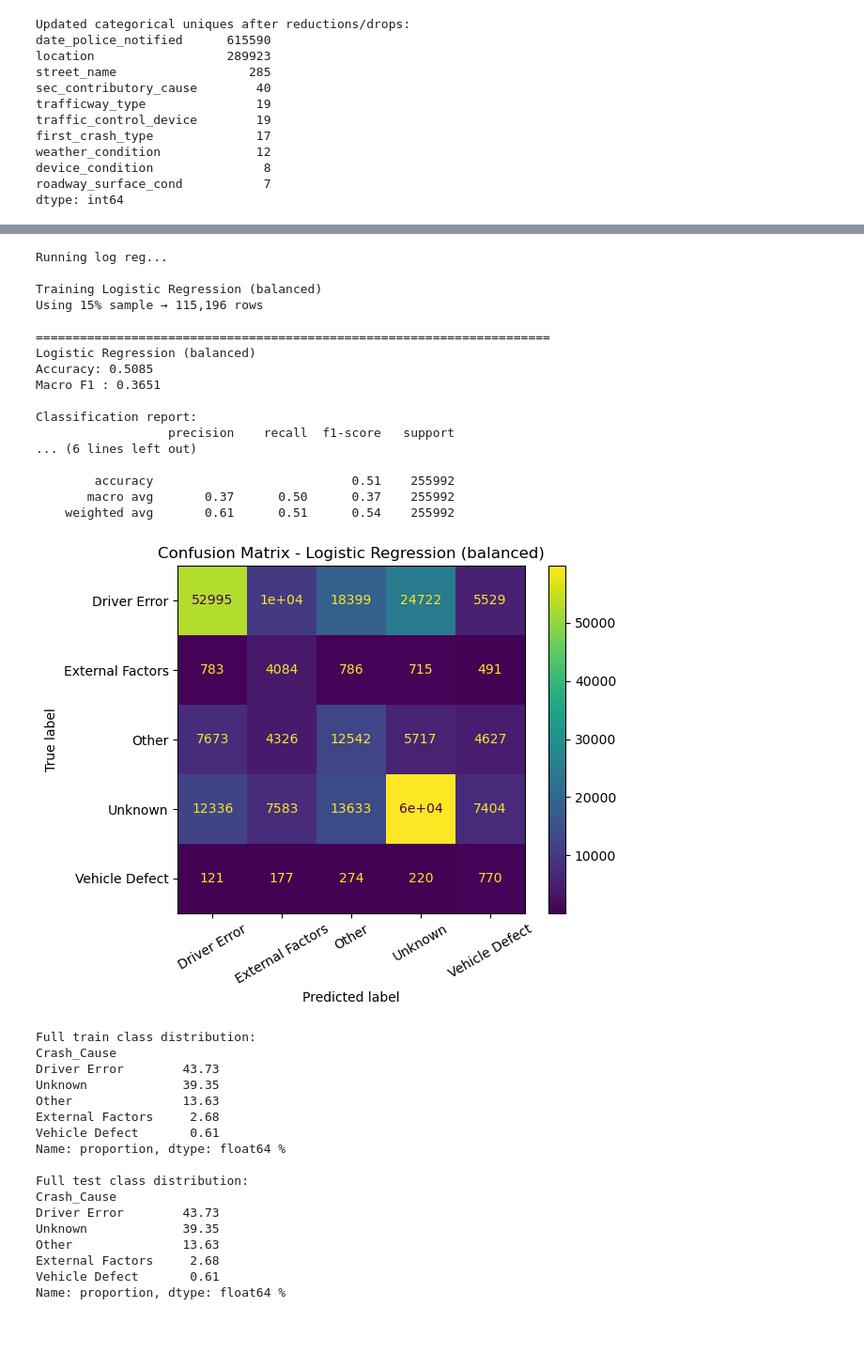
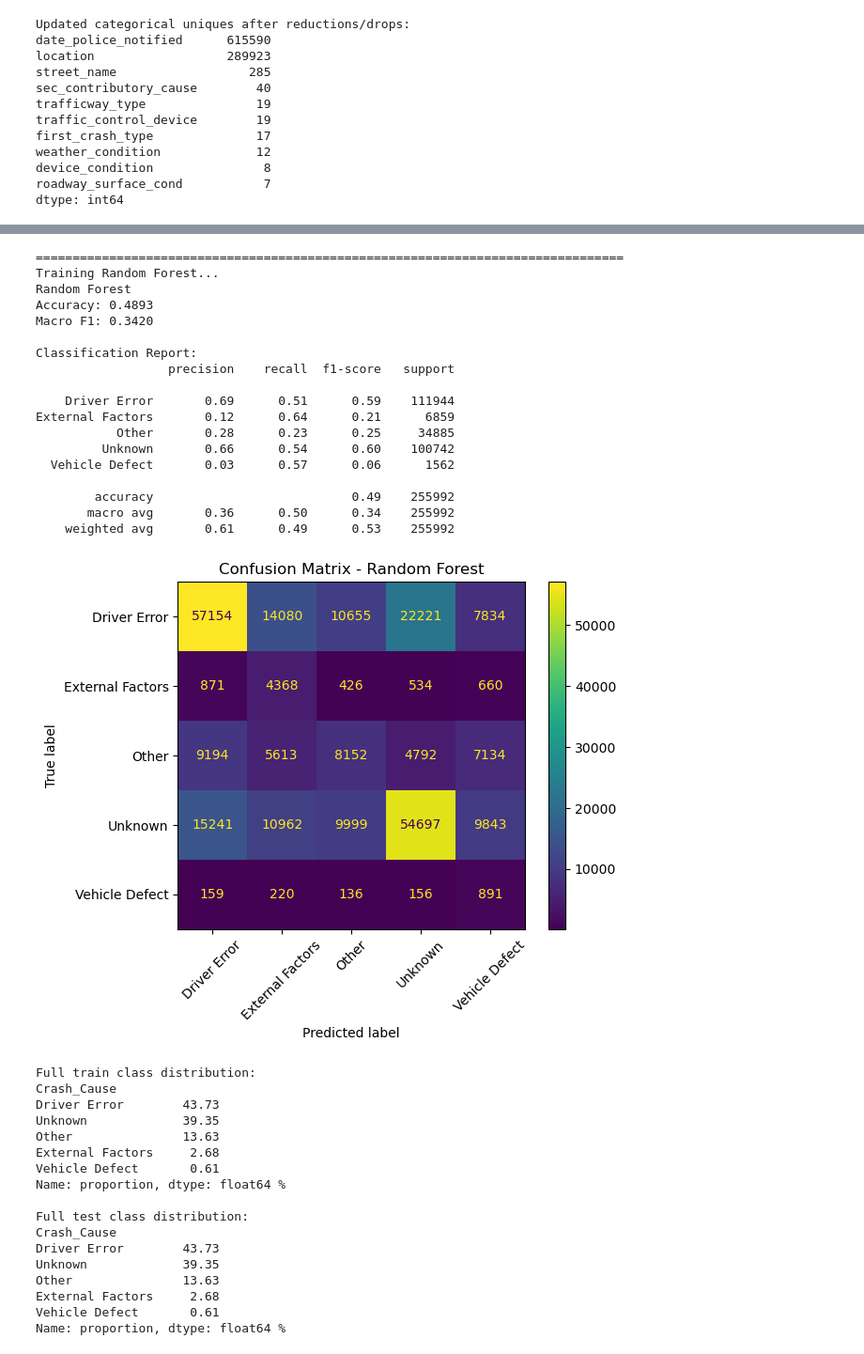
Before and after one commit to hellenmureithi/Phase_4_project, a Jupyter notebook: Notebooks/fiona.ipynb, the cells around one changed output, grey strips where cells are left out. Shown at 94% size. Cells and saved outputs as stored; diff of their text form; code cells hidden in the pictures; blank space fills up the shorter version.

```diff
--- a/Notebooks/fiona.ipynb
+++ b/Notebooks/fiona.ipynb
@@ -406,29 +370,31 @@ def evaluate(name, pipe):
-# %%
-results = []
-
-print("Running log reg...\n")
-
-logreg_res = evaluate("Logistic Regression (balanced)", logreg_pipe)
-results.append(logreg_res)
-# %% [output]
-Running log reg...
-
-Training Logistic Regression (balanced)
-Using 15% sample → 115,196 rows
-
-======================================================================
-Logistic Regression (balanced)
-Accuracy: 0.5085
-Macro F1 : 0.3651
-
-Classification report:
-                  precision    recall  f1-score   support
-... (6 lines left out)
-
-        accuracy                           0.51    255992
-       macro avg       0.37      0.50      0.37    255992
-    weighted avg       0.61      0.51      0.54    255992
-[figure, removed]
+# %%
+# Random Forest
+rf_pipe = Pipeline([
+    ('preprocess', preprocessor),
+    ('model', RandomForestClassifier(n_estimators=50, max_depth=12, min_samples_leaf=80, class_weight='balanced_subsample', random_state=42, n_jobs=-1))
+])
+
+results.append(evaluate("Random Forest", rf_pipe))
+# %% [output]
+================================================================================
+Training Random Forest...
+Random Forest
+Accuracy: 0.4893
+Macro F1: 0.3420
+
+Classification Report:
+                  precision    recall  f1-score   support
+
+    Driver Error       0.69      0.51      0.59    111944
+External Factors       0.12      0.64      0.21      6859
+           Other       0.28      0.23      0.25     34885
+         Unknown       0.66      0.54      0.60    100742
+  Vehicle Defect       0.03      0.57      0.06      1562
+
+        accuracy                           0.49    255992
+       macro avg       0.36      0.50      0.34    255992
+    weighted avg       0.61      0.49      0.53    255992
+[figure, added]
 # %%
 print("Full train class distribution:")
 print(y_train.value_counts(normalize=True).round(4) * 100, "%")
```
Also changed, not shown: parts of 11 cells of this notebook.
